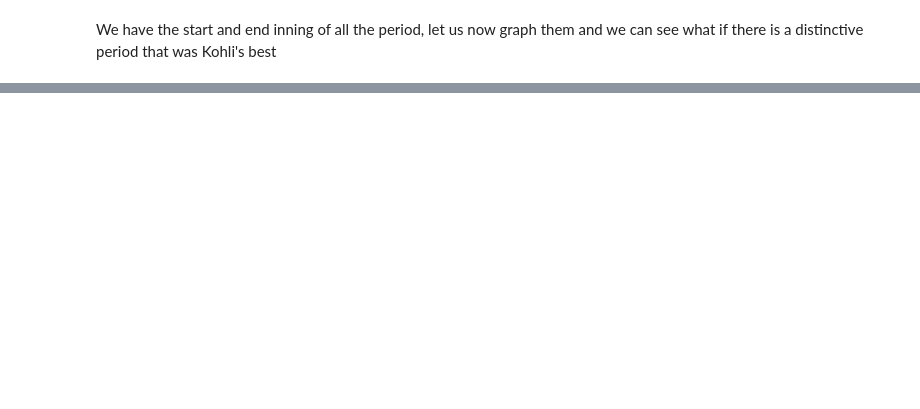
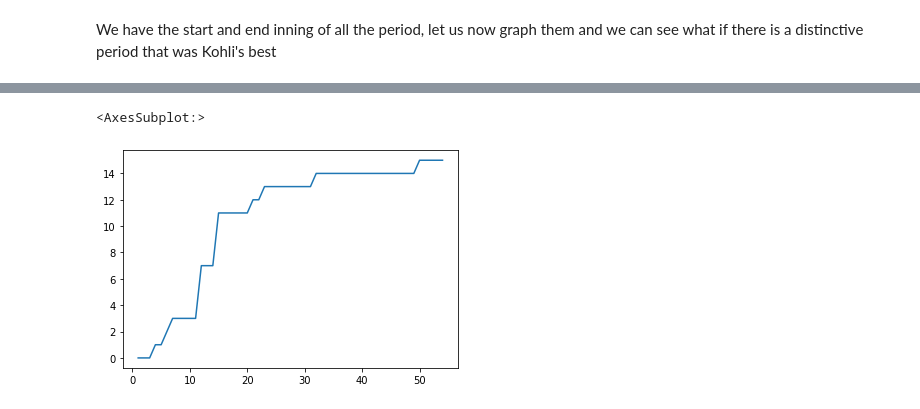
Before and after one commit to abhiramjoshi/cricket_analytics, a Jupyter notebook: codebase/Kohli/kohli_analysis.ipynb, the cells around one changed output, grey strips where cells are left out. Cells and saved outputs as stored; diff of their text form; code cells hidden in the pictures; blank space fills up the shorter version.

```diff
--- a/codebase/Kohli/kohli_analysis.ipynb
+++ b/codebase/Kohli/kohli_analysis.ipynb
@@ -891,0 +1089,13 @@ all_totals[125]
+# %%
+runs = 0
+runs_cum = []
+balls = []
+for i,row in kohli_innings[1].iterrows():
+    runs += row.batsmanRuns
+    runs_cum.append(runs)
+    balls.append(row.batsmanBallsFaced)
+# %%
+sns.lineplot(balls, runs_cum)
+# %% [output]
+<AxesSubplot:>
+[figure, added]
```
Also changed, not shown: parts of 138 cells of this notebook, 2 other files.
